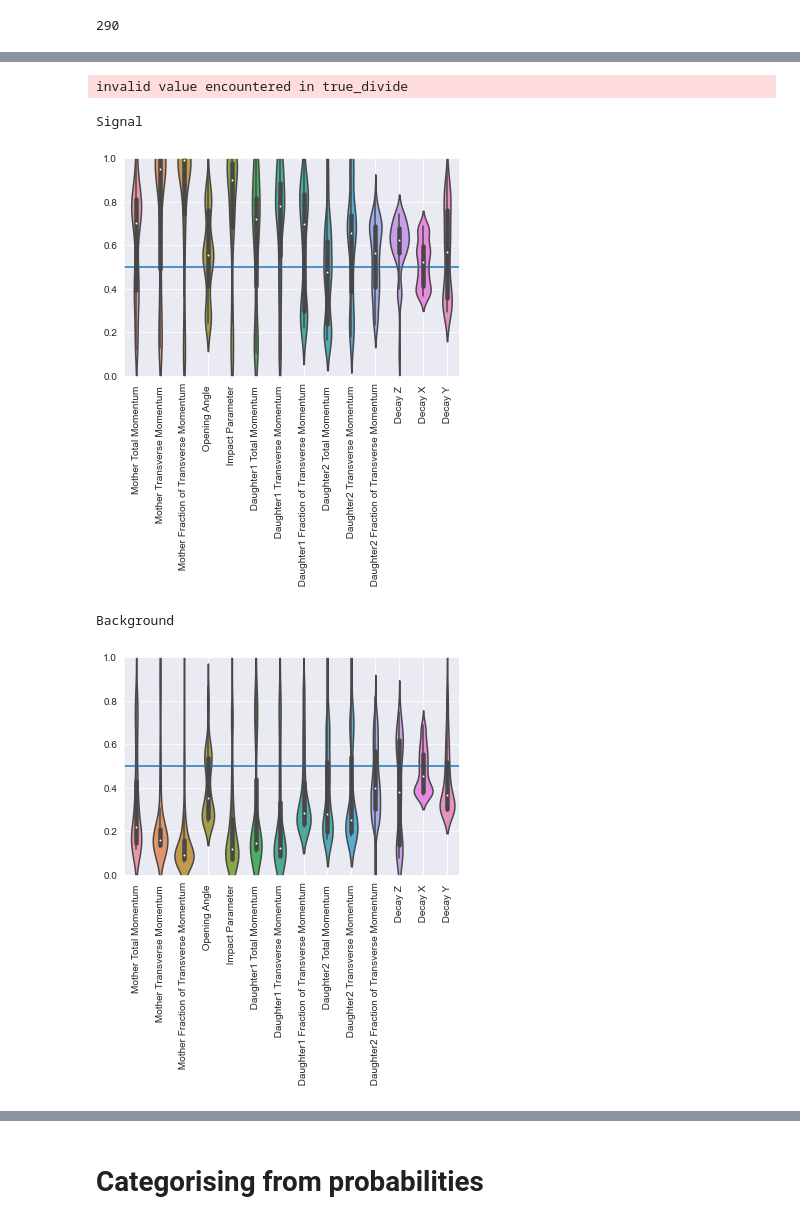
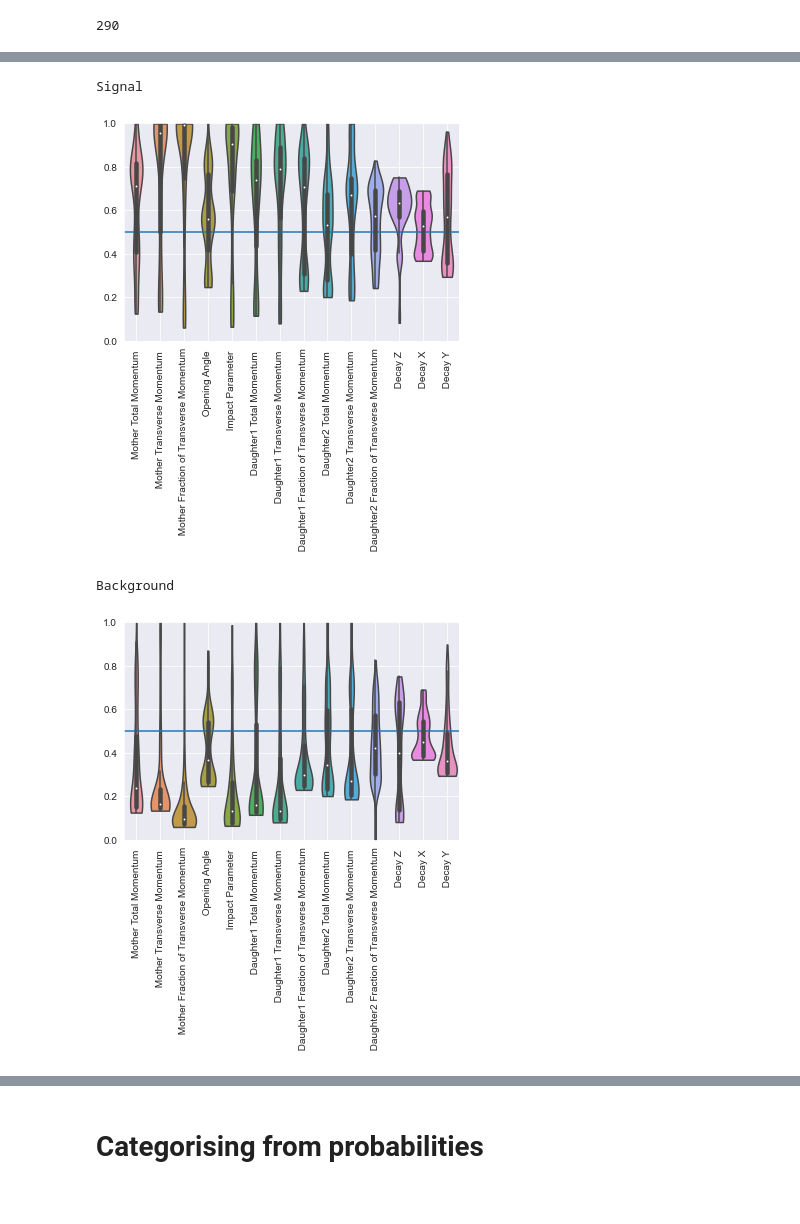
Before and after one commit to Rualito/SHiP-Distribution-Analysis, a Jupyter notebook: Neutralinos_MLShip_Classification.ipynb, the cells around one changed output, grey strips where cells are left out. Saved outputs shown, nothing was run; the diff lists cells and outputs as text; code cells hidden in the pictures.

```diff
--- a/Neutralinos_MLShip_Classification.ipynb
+++ b/Neutralinos_MLShip_Classification.ipynb
@@ -522,3 +522,39 @@ feature_names = [all_features[i] for i in selected_features]
 290
 1380
 {0: 'Mother Total Momentum (GeV/c)', 1: ' Mother Transverse Momentum (GeV/c)', 2: ' Mother Fraction of Transverse Momentum', 3: ' Opening Angle (rad)', 4: ' Decay Angle (rad)', 5: ' Impact Parameter ( ...
+# %%
+selected_features = [0,1,2,3,5,6,7,8,9,10,11,12,13,14]
+feature_names = [all_features[i] for i in selected_features]
+
+# plot_features = [0,1,2,3,4,5,6,7,8,9,10,11,12,13]
+plot_features = [11]
+bins = 30
+
+for k in plot_features:
+    plt.figure(k)
+    feat = feature_names[k]
+
+    signal_data = FullSignal_file[feat]
+    background_data = FullBackground_file[feat]
+
+    sg_range = [np.min(signal_data), np.max(signal_data)]
+    bg_range = [np.min(background_data), np.max(background_data)]
+
+    xrange =  [min(np.min(signal_data), np.min(background_data)),
+              max(np.max(signal_data), np.max(background_data))]
+#     print(sg_range, (sg_range[1]-sg_range[0]))
+    sg_bins = int(bins* math.sqrt((sg_range[1]-sg_range[0])/(bg_range[1]-bg_range[0])))
+    bg_bins = int(bins* math.sqrt((bg_range[1]-bg_range[0])/(sg_range[1]-sg_range[0])))
+
+    ax = sns.distplot(signal_data, norm_hist = True, kde=False, bins = sg_bins, label="Signal")
+    ax.set_xlim(*xrange)
+#     plt.show()
+    ay = sns.distplot(background_data, norm_hist = True, kde=False, bins=bg_bins, label="Background")
+    ay.set_xlim(*xrange)
+    plt.legend()
+    plt.grid(1)
+    plt.title("decay: "+decay_select['decay'])
+#     plt.show()
+# C:/Users/raulf/Documents/Neutralinos/
+    plt.savefig("distribution plots/"+"distribution-{}-{}.png".format(decay_select['decay'], feat).replace("/","_"))
+#     plt.savefig("ola 1.png")
@@ -816,33 +884,32 @@ rcParams.update({'figure.autolayout': False})
 # %%
 
 prob_sig = probabilities_boxplot(signal_data)
 
 prob_bac = probabilities_boxplot(background_data)
 plt.plot([-1, 14],[0.5,0.5])
 # plt.show()
-ay = sns.violinplot(data=prob_sig)
+ay = sns.violinplot(data=prob_sig, cut=0, width=1, orientation="h")
 ay.set_xticklabels( [remove_units(name) for name in feature_names], rotation=90)
 
 plt.grid(1)
 plt.ylim((0,1))
 print("Signal")
 # plt.tight_layout()
-plt.savefig("signal-{}-violin.pdf".format(decay_select['decay']))
+# plt.savefig("signal-{}-violin.pdf".format(decay_select['decay']))
 plt.show()
 
 plt.plot([-1, 14],[0.5,0.5])
-ax = sns.violinplot(data=prob_bac)
+ax = sns.violinplot(data=prob_bac, cut=0, width=1, orientation="h")
 ax.set_xticklabels([remove_units(name) for name in feature_names], rotation=90)
 
 plt.grid(1)
 plt.ylim((0,1))
 print("Background")
 # plt.tight_layout()
-plt.savefig("background-{}-violin.pdf".format(decay_select['decay']))
+# plt.savefig("background-{}-violin.pdf".format(decay_select['decay']))
 plt.show()
 # %% [output]
-invalid value encountered in true_divide
+Signal
+[figure, new version]
-Signal
+Background
-[figure, old version]
-Background
-[figure, old version]
+[figure, new version]
```
Also changed, not shown: parts of 22 cells of this notebook, 2 other files.
